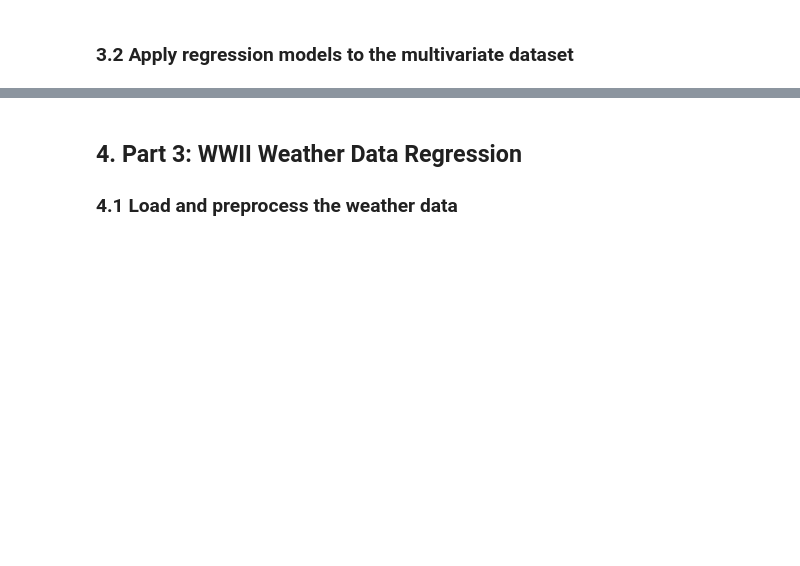
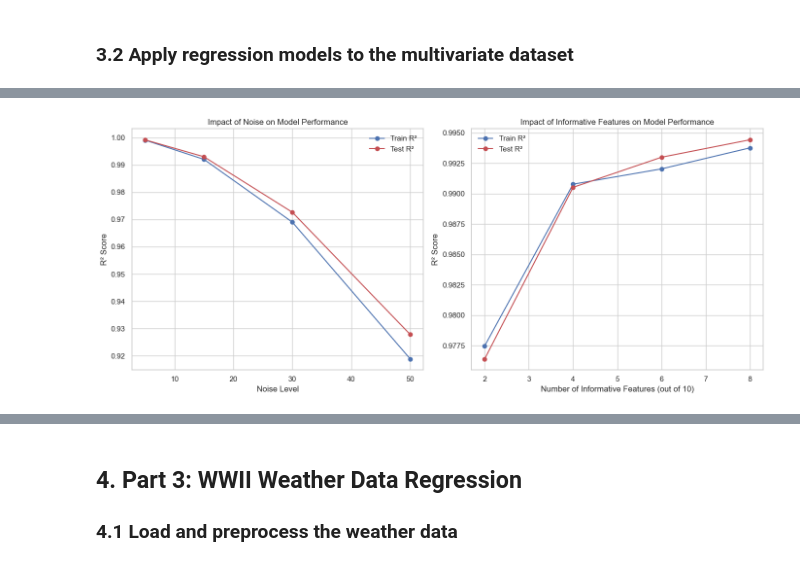
Before and after one commit to imadbenmadi/ITDS-practise-project, a Jupyter notebook: notebook.ipynb, the cells around one changed output, grey strips where cells are left out. Saved outputs shown, nothing was run; the diff lists cells and outputs as text; code cells hidden in the pictures; blank space fills up the shorter version.

```diff
--- a/notebook.ipynb
+++ b/notebook.ipynb
@@ -981,0 +865,37 @@ Lasso Regression (alpha=0.01)  378.931168  292.002992  0.951395  0.956996
+# %%
+
+# Display results
+noise_df = pd.DataFrame(noise_results)
+print("\nImpact of noise on model performance:")
+print(noise_df)
+
+informative_df = pd.DataFrame(informative_results)
+print("\nImpact of number of informative features on model performance:")
+print(informative_df)
+# %%
+
+# Plot the impact of noise and informative features
+plt.figure(figsize=(14, 6))
+
+plt.subplot(1, 2, 1)
+plt.plot(noise_df['Noise'], noise_df['Train R²'], 'b-o', label='Train R²')
+plt.plot(noise_df['Noise'], noise_df['Test R²'], 'r-o', label='Test R²')
+plt.title('Impact of Noise on Model Performance')
+plt.xlabel('Noise Level')
+plt.ylabel('R² Score')
+plt.legend()
+plt.grid(True)
+
+plt.subplot(1, 2, 2)
+plt.plot(informative_df['Informative Features'], informative_df['Train R²'], 'b-o', label='Train R²')
+plt.plot(informative_df['Informative Features'], informative_df['Test R²'], 'r-o', label='Test R²')
+plt.title('Impact of Informative Features on Model Performance')
+plt.xlabel('Number of Informative Features (out of 10)')
+plt.ylabel('R² Score')
+plt.legend()
+plt.grid(True)
+
+plt.tight_layout()
+plt.show()
+# %% [output]
+[figure, added]
```
Also changed, not shown: parts of 24 cells of this notebook, 2 other files.
